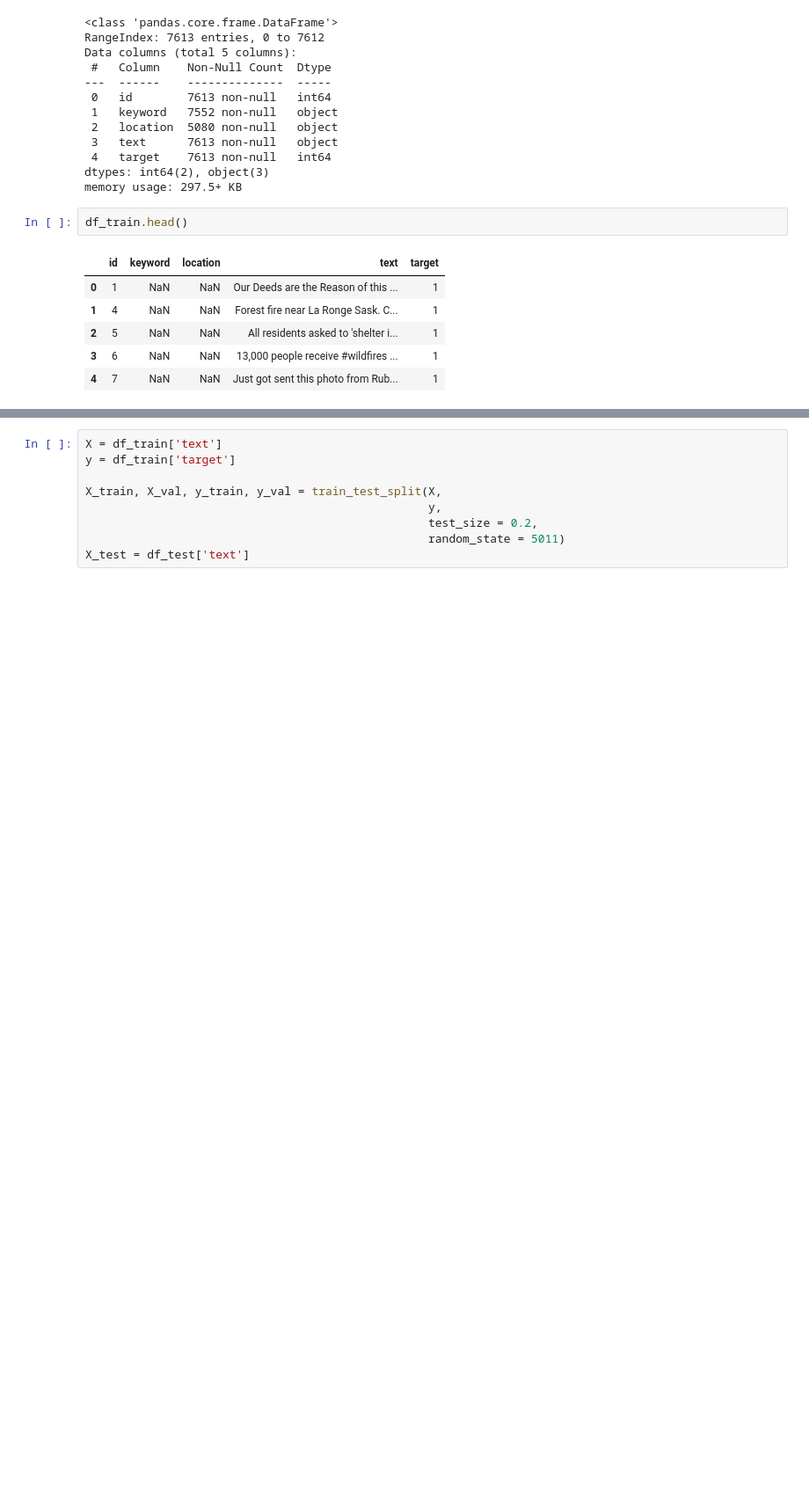
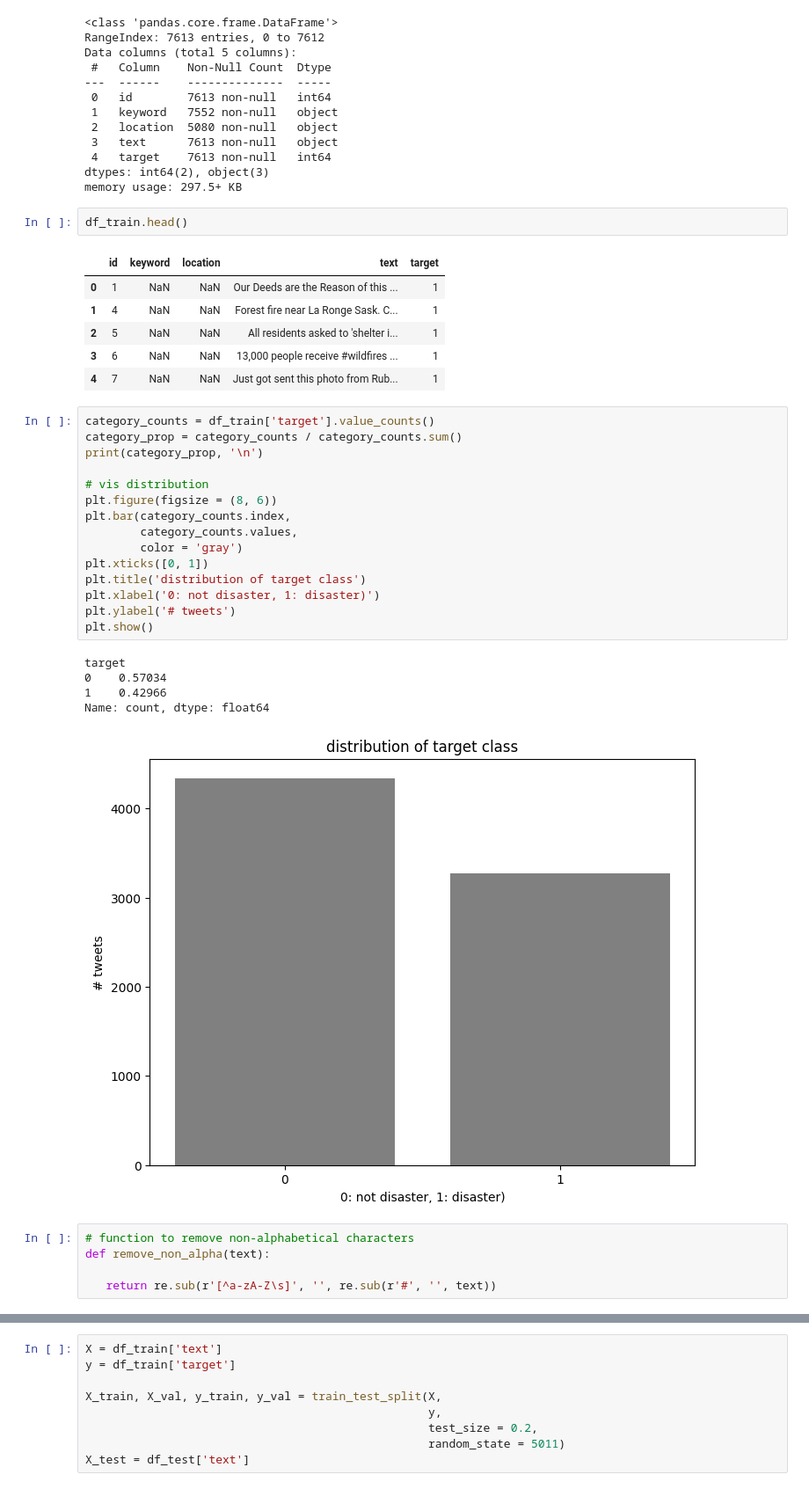
Before and after one commit to FeliciaBergstrom/FleaBusyBeeBergs, a Jupyter notebook: nlp_disaster_tweets.ipynb, the cells around one changed output, grey strips where cells are left out. Shown: that part at 88% size. Cells and saved outputs as stored; diff of their text form; blank space fills up the shorter version.

```diff
--- a/nlp_disaster_tweets.ipynb
+++ b/nlp_disaster_tweets.ipynb
@@ -98,3 +93,29 @@ df_train.head()
 | 2 | 5 | NaN | NaN | All residents asked to 'shelter i... | 1 |
 | 3 | 6 | NaN | NaN | 13,000 people receive #wildfires ... | 1 |
 | 4 | 7 | NaN | NaN | Just got sent this photo from Rub... | 1 |
+# %%
+category_counts = df_train['target'].value_counts()
+category_prop = category_counts / category_counts.sum()
+print(category_prop, '\n')
+
+# vis distribution
+plt.figure(figsize = (8, 6))
+plt.bar(category_counts.index,
+        category_counts.values,
+        color = 'gray')
+plt.xticks([0, 1])
+plt.title('distribution of target class')
+plt.xlabel('0: not disaster, 1: disaster)')
+plt.ylabel('# tweets')
+plt.show()
+# %% [output]
+target
+0    0.57034
+1    0.42966
+Name: count, dtype: float64
+[figure, added]
+# %%
+# function to remove non-alphabetical characters
+def remove_non_alpha(text):
+
+   return re.sub(r'[^a-zA-Z\s]', '', re.sub(r'#', '', text))
```
Also changed, not shown: parts of 13 cells of this notebook.
